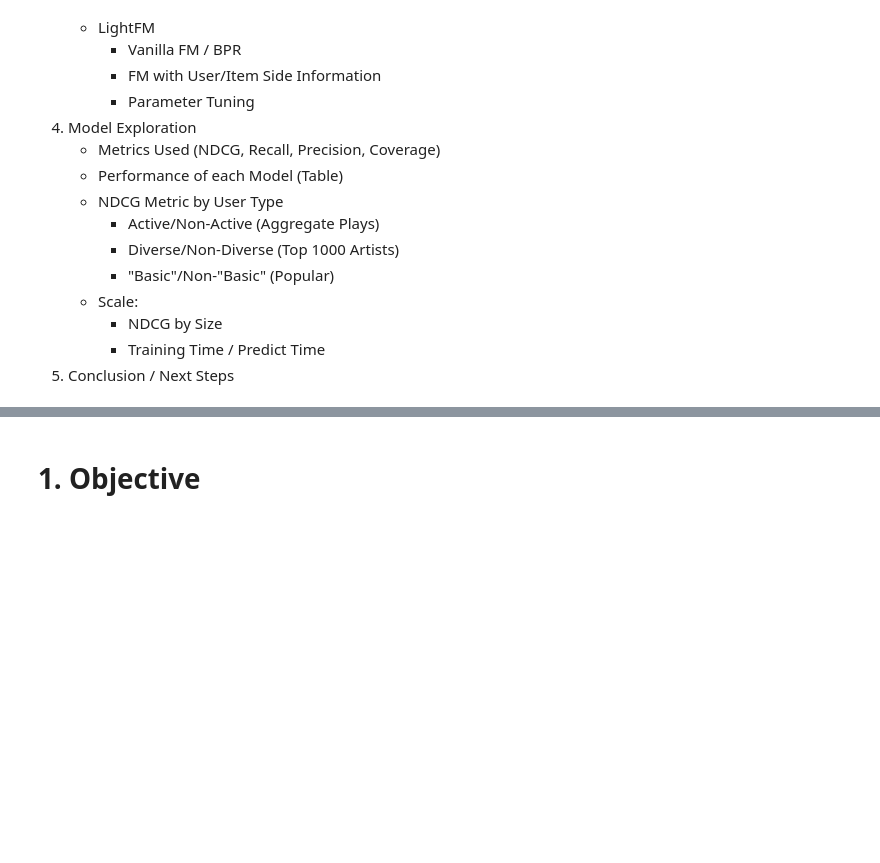
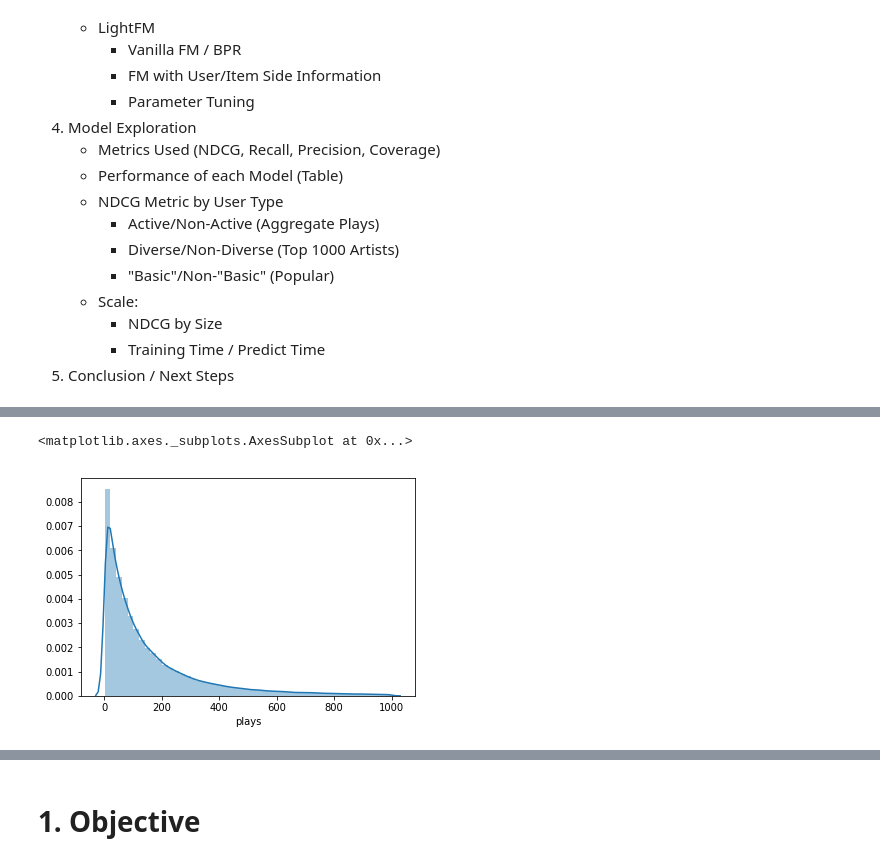
Before and after one commit to timjaya/lastfm, a Jupyter notebook: code/Main.ipynb, the cells around one changed output, grey strips where cells are left out. Drawn from its saved outputs; the diff is of its cells as text; code cells hidden in the pictures; blank space fills up the shorter version.

```diff
--- a/code/Main.ipynb
+++ b/code/Main.ipynb
@@ -33,0 +46,5 @@ The structure of the analysis will be as such:
+# %%
+sns.distplot(df[df.plays < 1000].plays)
+# %% [output]
+<matplotlib.axes._subplots.AxesSubplot at 0x...>
+[figure, added]
```
Also changed, not shown: parts of 20 cells of this notebook, 1 other file.
